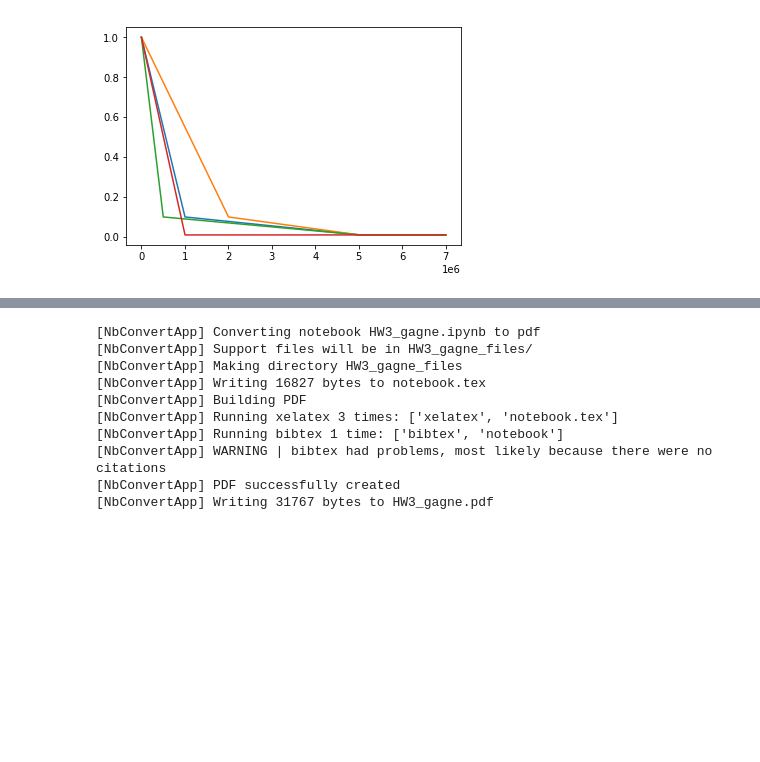
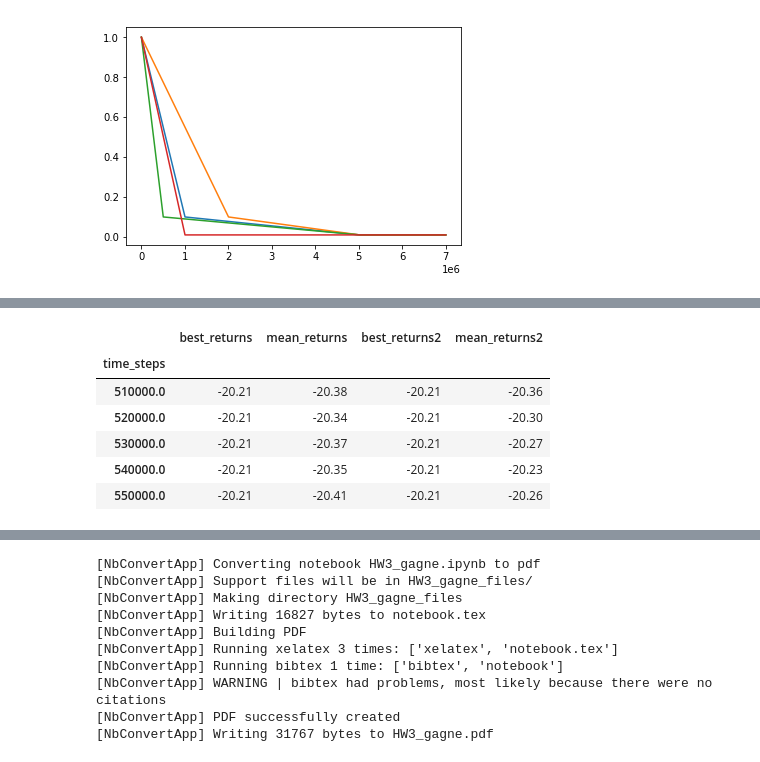
Before and after one commit to crgagne/class_deepRL, a Jupyter notebook: hw3_gagne/HW3_gagne.ipynb, the cells around one changed output, grey strips where cells are left out. Drawn from its saved outputs; the diff is of its cells as text; code cells hidden in the pictures; blank space fills up the shorter version.

```diff
--- a/hw3_gagne/HW3_gagne.ipynb
+++ b/hw3_gagne/HW3_gagne.ipynb
@@ -112,0 +138,11 @@ plt.ticklabel_format(style='sci', axis='x', scilimits=(0,0))
+# %%
+df =df.join(df2,how='outer')
+df.head()
+# %% [output]
+|  | best_returns | mean_returns | best_returns2 | mean_returns2 |
+| time_steps |  |  |  |  |
+| 510000.0 | -20.21 | -20.38 | -20.21 | -20.36 |
+| 520000.0 | -20.21 | -20.34 | -20.21 | -20.30 |
+| 530000.0 | -20.21 | -20.37 | -20.21 | -20.27 |
+| 540000.0 | -20.21 | -20.35 | -20.21 | -20.23 |
+| 550000.0 | -20.21 | -20.41 | -20.21 | -20.26 |
```
Also changed, not shown: parts of 3 cells of this notebook, 1 other file.
